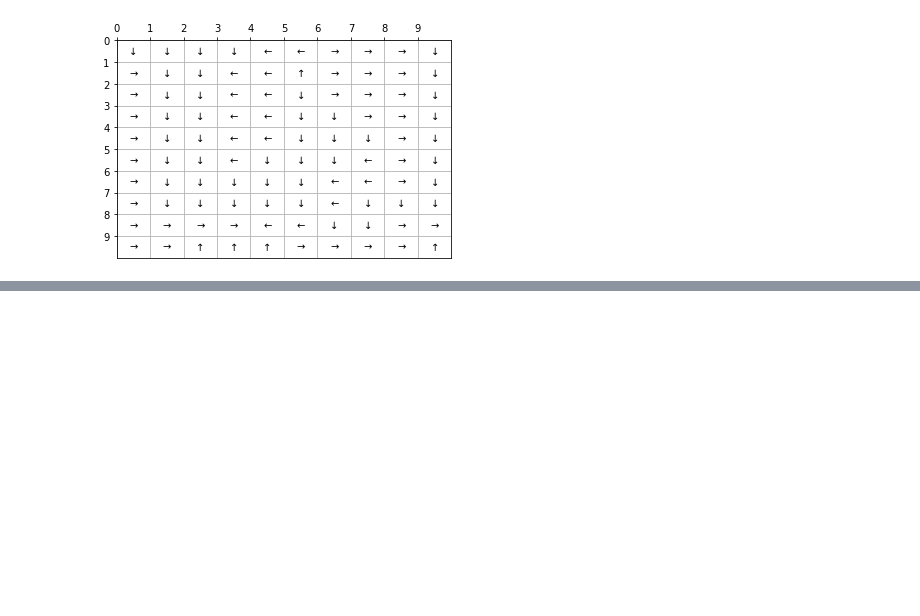
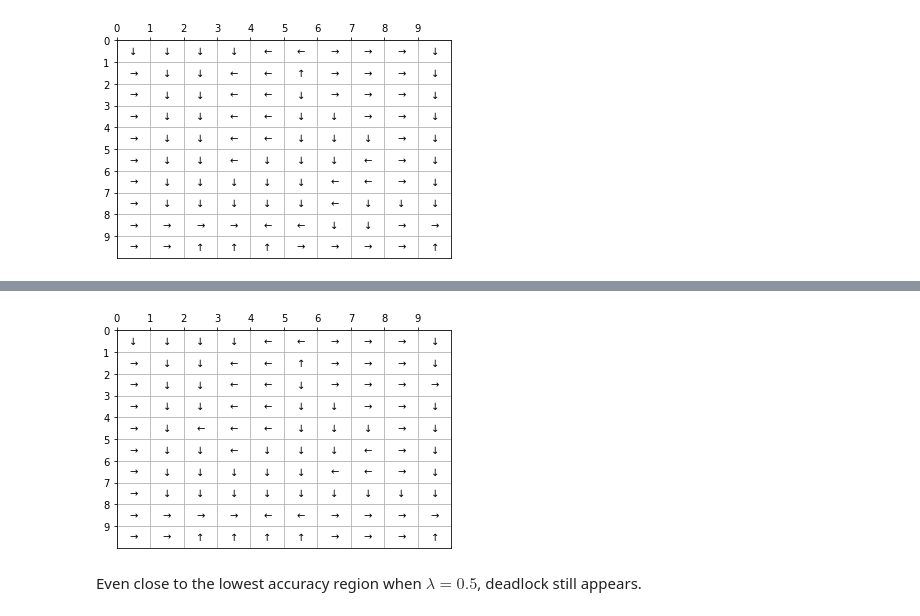
Before and after one commit to morgworth/ece232_team, a Jupyter notebook: Project 3/Project 3.ipynb, the cells around one changed output, grey strips where cells are left out. Cells and saved outputs as stored; diff of their text form; code cells hidden in the pictures; blank space fills up the shorter version.

```diff
--- a/Project 3/Project 3.ipynb
+++ b/Project 3/Project 3.ipynb
@@ -1039,0 +1067,6 @@ policy = find_policy(state_space, r2, P_up, P_down, P_left, P_right, w, gamma, e
+# %%
+policy = find_policy(state_space, r2, P_up, P_down, P_left, P_right, w, gamma, epsilon)
+# %% [output]
+[figure, added]
+# %% [markdown]
+Even close to the lowest accuracy region when $\lambda=0.5$, deadlock still appears.
```
Also changed, not shown: parts of 9 cells of this notebook.
